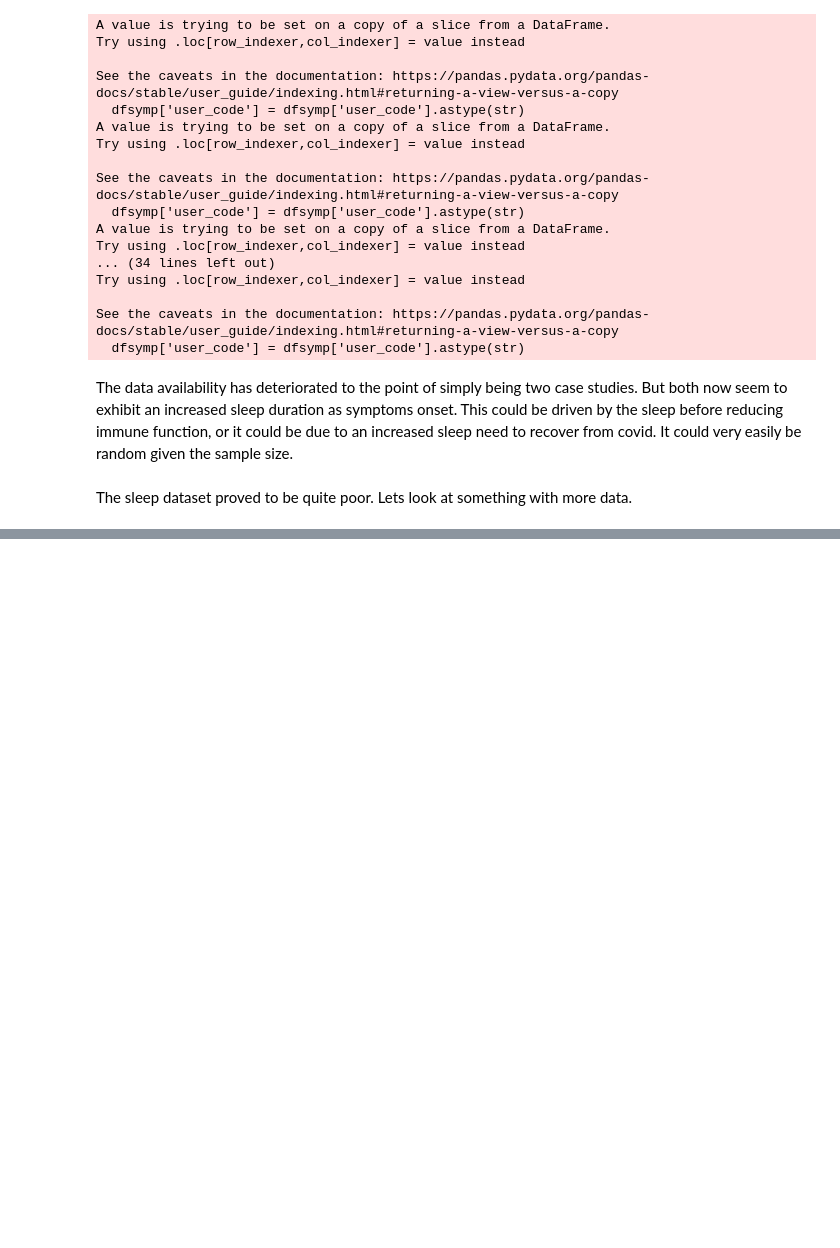
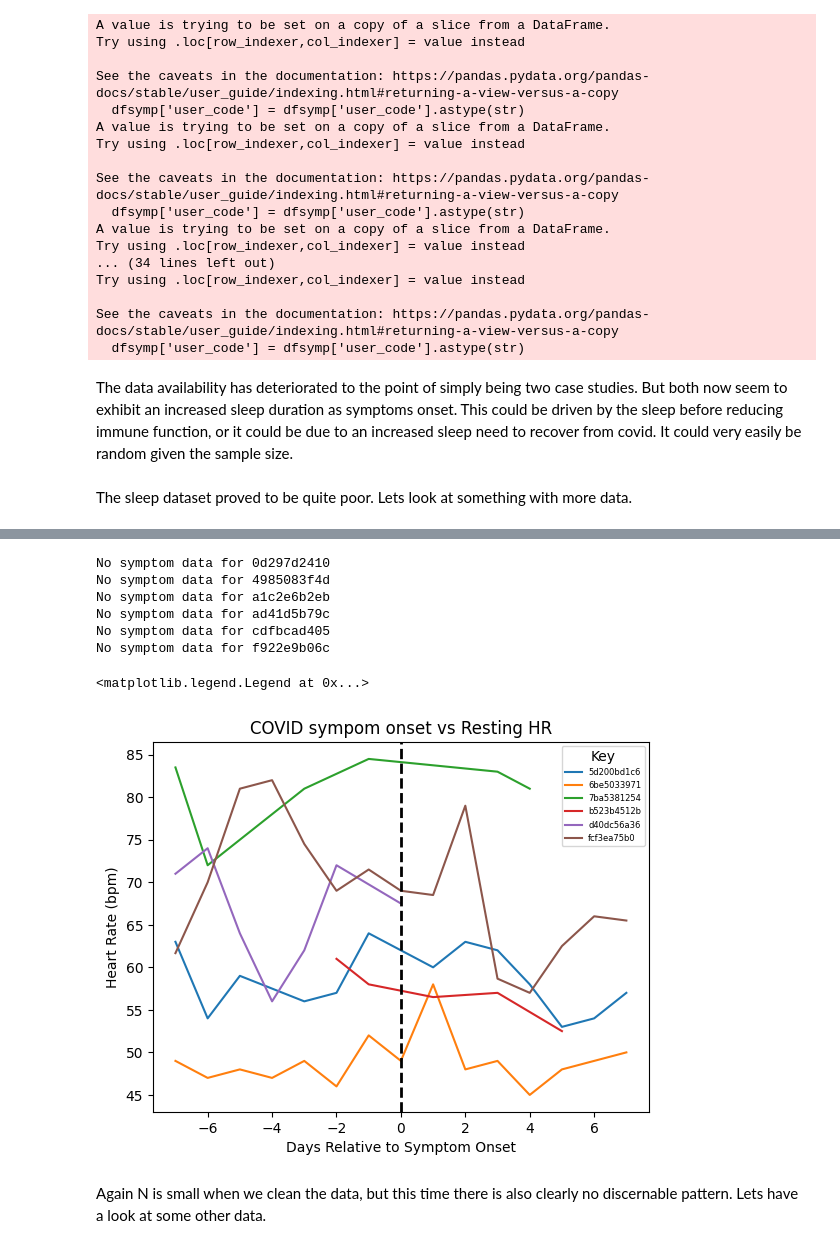
Before and after one commit to AIPI510/aipi510-fall24, a Jupyter notebook: SB_data_interrogation.ipynb, the cells around one changed output, grey strips where cells are left out. Saved outputs shown, nothing was run; the diff lists cells and outputs as text; code cells hidden in the pictures; blank space fills up the shorter version.

Commit message:
Sleep, resting HR.

```diff
--- a/SB_data_interrogation.ipynb
+++ b/SB_data_interrogation.ipynb
@@ -268,0 +271,6 @@ The sleep dataset proved to be quite poor. Lets look at something with more data
+# %%
+dfheartrate = dfs['heart_rate']
+dfhrv = dfs['hrv_measurements']
+
+display(dfheartrate)
+display(dfhrv)
@@ -268,0 +306,9 @@ The sleep dataset proved to be quite poor. Lets look at something with more data
+# %%
+restHRdf = dfheartrate[dfheartrate['is_resting'] == 1]
+
+restHRdf['datetime'] = pd.to_datetime(restHRdf['datetime'])
+restHRdf['datetime'] = restHRdf['datetime'].dt.date
+
+restHRdf_piv = restHRdf.pivot_table(index = 'user_code', columns = 'datetime', values = 'heart_rate')
+
+display(restHRdf_piv)
@@ -268,0 +359,41 @@ The sleep dataset proved to be quite poor. Lets look at something with more data
+# %%
+for user, row in restHRdf_piv.iterrows():
+    dfsymp['user_code']
+    date_of_symptoms = dfsymp.loc[dfsymp['user_code'] == user, 'symptoms_onset']
+
+    if(len(date_of_symptoms) == 0):
+        print("No symptom data for", user)
+        continue
+    datesymp = pd.to_datetime(date_of_symptoms.iloc[0])
+    hrs = []
+    dates = []
+    for date, hr in row.items():
+        date = pd.to_datetime(date)
+        if math.isnan(hr):
+            continue
+        if((abs(date - datesymp)).days > 7):
+            continue
+        day_ref = (datesymp - date).days
+        hrs.append(hr)
+        dates.append(day_ref)
+
+    if(len(dates)>0):
+        plot.plot(dates, hrs, label = user)
+
+
+plot.title("COVID sympom onset vs Resting HR")
+plot.xlabel("Days Relative to Symptom Onset")
+plot.ylabel("Heart Rate (bpm)")
+plot.axvline(x=0, color='black', linestyle='--', linewidth=2)
+plot.legend(title= "Key", fontsize = 6)
+# %% [output]
+No symptom data for 0d297d2410
+No symptom data for 4985083f4d
+No symptom data for a1c2e6b2eb
+No symptom data for ad41d5b79c
+No symptom data for cdfbcad405
+No symptom data for f922e9b06c
+<matplotlib.legend.Legend at 0x...>
+[figure, added]
+# %% [markdown]
+Again N is small when we clean the data, but this time there is also clearly no discernable pattern. Lets have a look at some other data.
```
Also changed, not shown: parts of 4 cells of this notebook.
